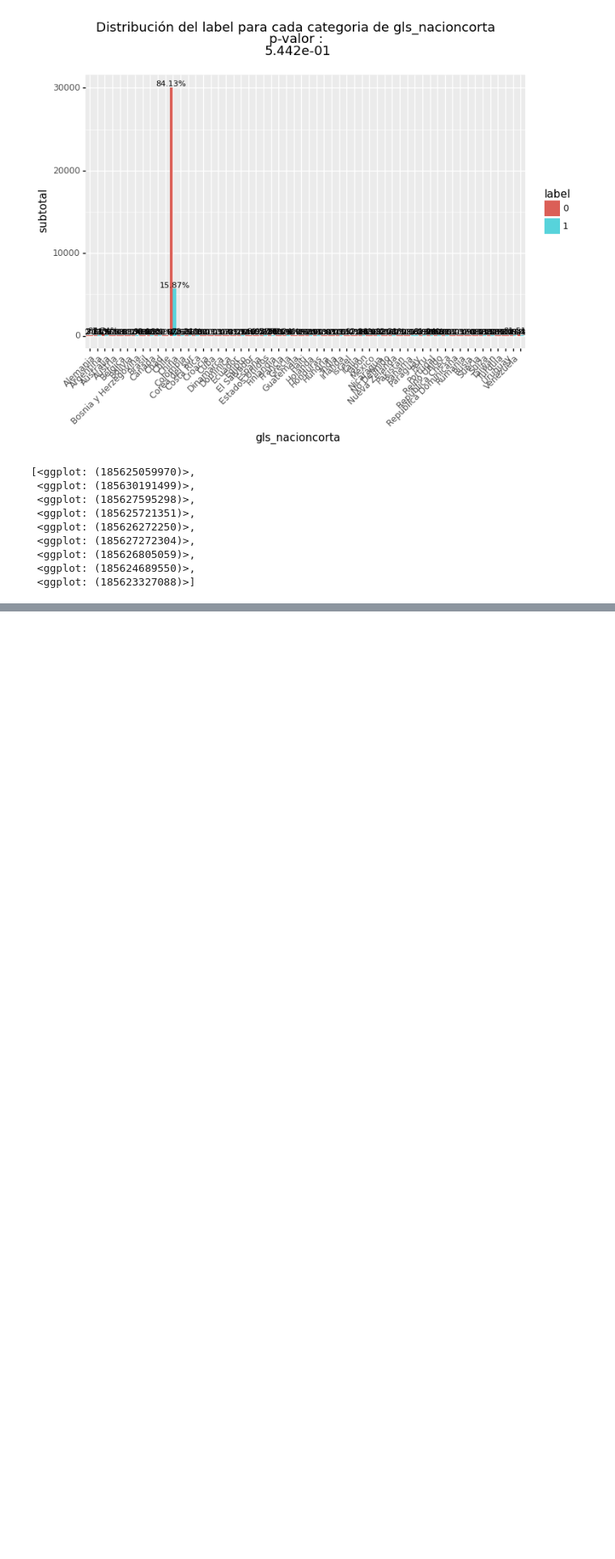
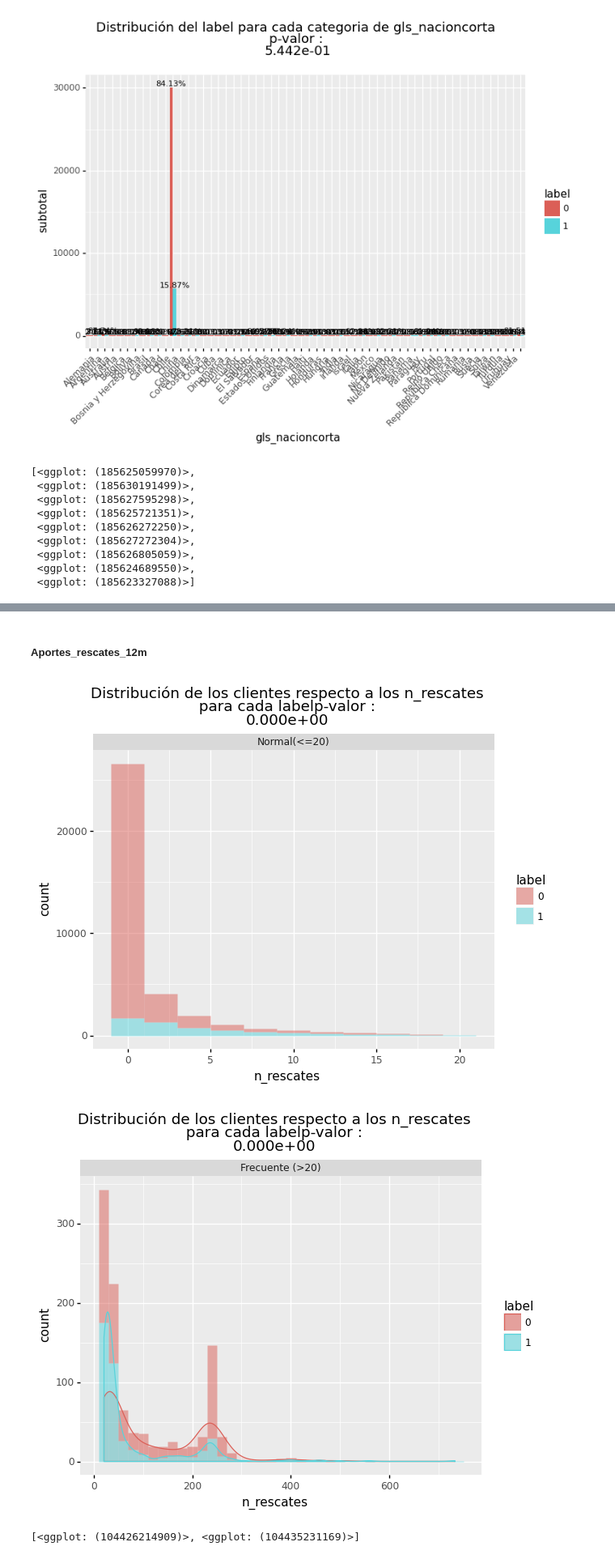
Before and after one commit to rolftb/fuga-clientes-insitucion-finaciera, a Jupyter notebook: Desarrollo.ipynb, the cells around one changed output, grey strips where cells are left out. Shown at 81% size. Cells and saved outputs as stored; diff of their text form; code cells hidden in the pictures; blank space fills up the shorter version.

```diff
--- a/Desarrollo.ipynb
+++ b/Desarrollo.ipynb
@@ -778,0 +862,46 @@ save_as_pdf_pages(
+# %% [markdown]
+ ##### Aportes_rescates_12m
+# %%
+
+# Creación nueva columna
+df_g=df_estatico.copy()
+df_g["label"] =df_g["label"].astype("category")
+df_g["tipo_recuperador"]=df_g[ columnas_estaticas['aportes_rescates_12m'][0] ].apply(
+    lambda x: "Frecuente (>20)" if x>20 else "Normal(<=20)"
+)
+df_g.groupby("tipo_recuperador").describe().T
+
+s_col =columnas_estaticas['aportes_rescates_12m'][0]
+append_title = (f"""p-valor :
+{df_chi.loc[df_chi.columna== s_col , 'p-valor'].to_list()[0]:.3e}""")
+
+g_title = (
+    f"Distribución de los clientes respecto a los {s_col}"
+    f"\n para cada label"
+    f"{append_title}"
+    )
+graficos_estaticos_tipo_recuperador=[(ggplot(df_g[df_g['tipo_recuperador'] == 'Normal(<=20)'],
+        aes(x= s_col,
+            color='label', fill='label'))
+ #  + geom_density(aes(y=after_stat('count')), alpha=0.1)
+ + geom_histogram(aes(fill='label', y=after_stat('count')),
+                   binwidth=2, color='none', alpha=0.5)
++facet_grid(".~tipo_recuperador")
++ggtitle(g_title)
+
+ ),
+(ggplot(df_g[df_g['tipo_recuperador'] != 'Normal(<=20)'],
+        aes(x= s_col,
+            color='label', fill='label'))
+ + geom_histogram(aes(fill='label', y=after_stat('count')),
+                   binwidth=20, color='none', alpha=0.5)
+  + geom_density(aes(y=after_stat('count*20')), alpha=0.1)
++facet_grid(".~tipo_recuperador")
++ggtitle(g_title)
+ )
+]
+graficos_estaticos_tipo_recuperador
+# %% [output]
+[figure, added]
+[figure, added]
+[<ggplot: (104426214909)>, <ggplot: (104435231169)>]
```
Also changed, not shown: parts of 25 cells of this notebook.
